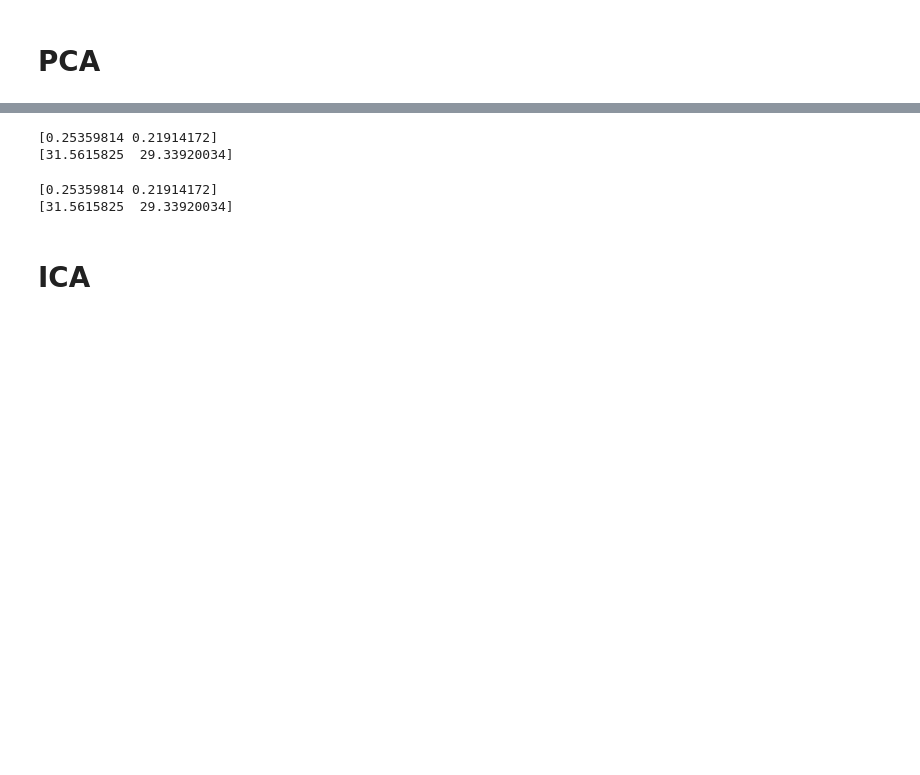
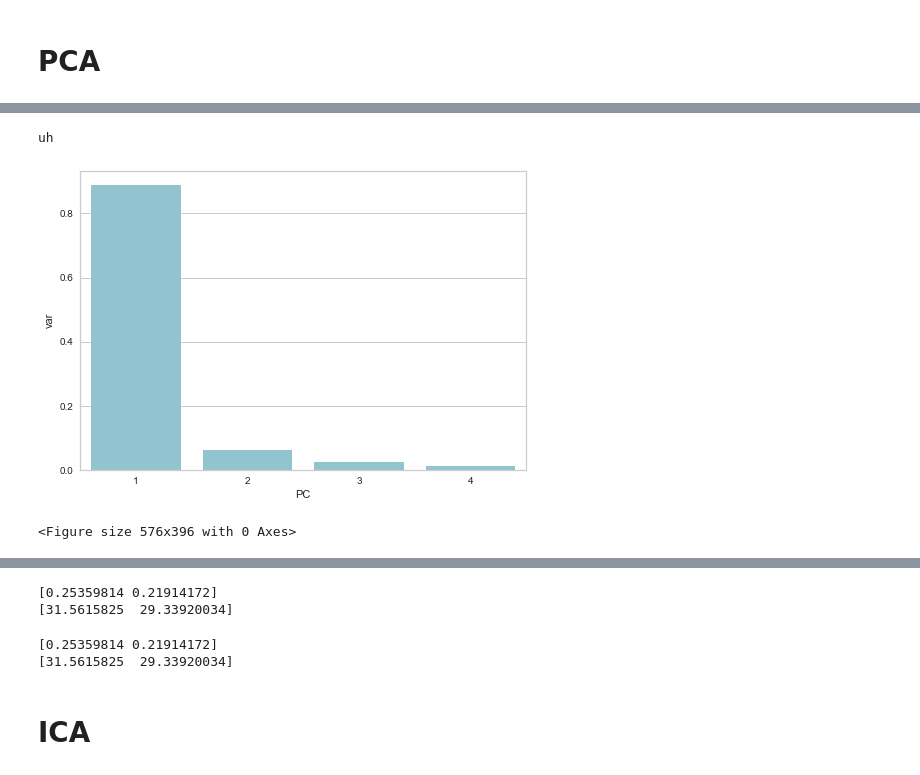
Before and after one commit to jfuerst92/Linothorax, a Jupyter notebook: diabetes.ipynb, the cells around one changed output, grey strips where cells are left out. Drawn from its saved outputs; the diff is of its cells as text; code cells hidden in the pictures; blank space fills up the shorter version.

```diff
--- a/diabetes.ipynb
+++ b/diabetes.ipynb
@@ -359,0 +381,19 @@ def compare_comp_vals_PCA(vals_range, X, y):
+# %%
+print("uh")
+pca = PCA(n_components=4)
+col_vals = build_pc_col_names(4)
+components = pca.fit_transform(X)
+
+pdf = pd.DataFrame(data = components
+             , columns = col_vals)
+pdy = pd.DataFrame(data=y, columns=["labels"])
+finalDf = pd.concat([pdf, pdy], axis = 1)
+variance_ratio = pd.DataFrame({'var':pca.explained_variance_ratio_,
+             'PC':col_vals})
+sns.barplot(x='PC',y="var", data=variance_ratio, color="c");
+plt.show()
+plt.clf()
+# %% [output]
+uh
+[figure, added]
+<Figure size 576x396 with 0 Axes>
```
Also changed, not shown: parts of 18 cells of this notebook.
